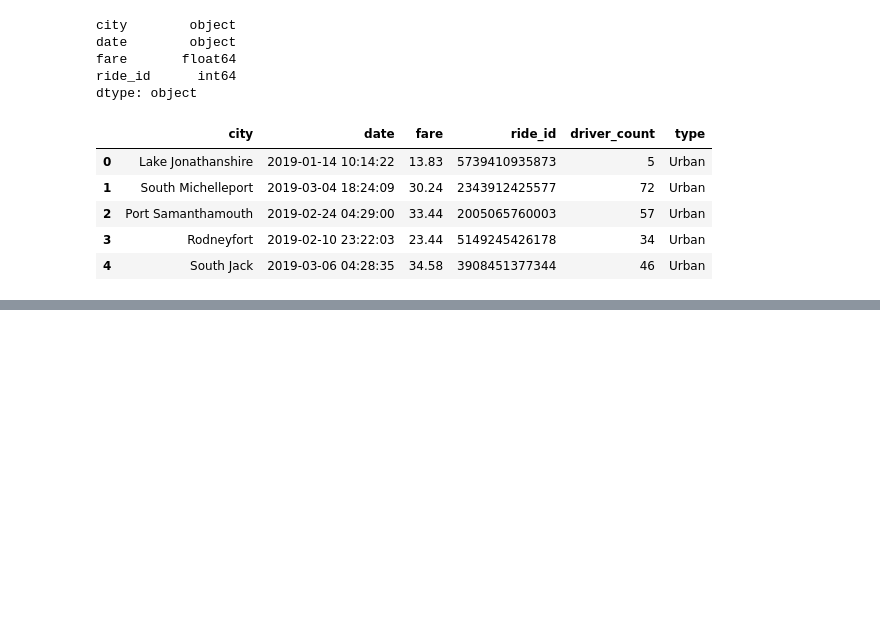
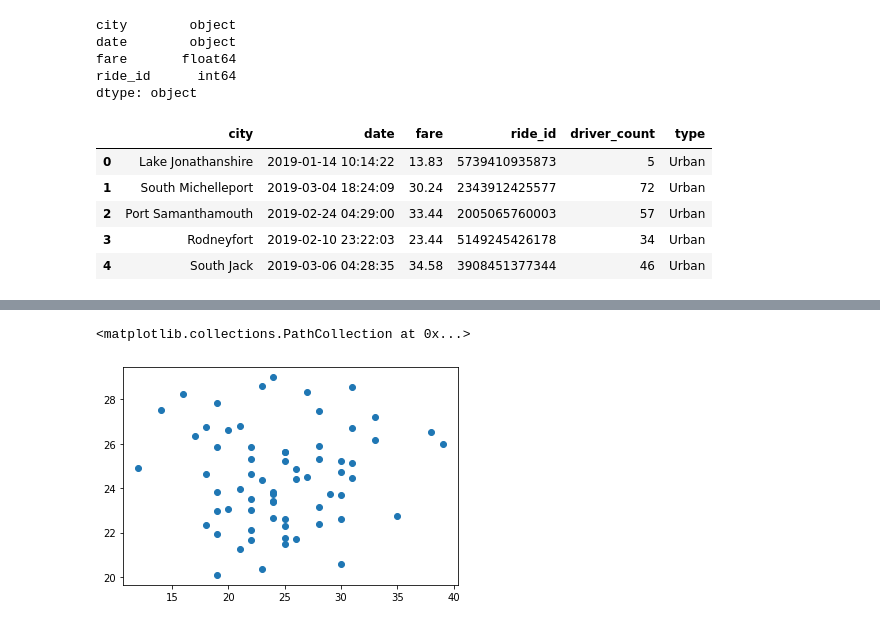
Before and after one commit to TraceyFitz/PyBer_Analysis, a Jupyter notebook: PyBer.ipynb, the cells around one changed output, grey strips where cells are left out. Cells and saved outputs as stored; diff of their text form; code cells hidden in the pictures; blank space fills up the shorter version.

```diff
--- a/PyBer.ipynb
+++ b/PyBer.ipynb
@@ -138,3 +138,7 @@ pyber_data_df.head()
 | 2 | Port Samanthamouth | 2019-02-24 04:29:00 | 33.44 | 2005065760003 | 57 | Urban |
 | 3 | Rodneyfort | 2019-02-10 23:22:03 | 23.44 | 5149245426178 | 34 | Urban |
 | 4 | South Jack | 2019-03-06 04:28:35 | 34.58 | 3908451377344 | 46 | Urban |
+# %%
+# Create the Urban city DataFrame.
+urban_cities_df = pyber_data_df[pyber_data_df["type"] == "Urban"]
+urban_cities_df.head()
@@ -140,0 +167,6 @@ pyber_data_df.head()
+# %%
+#use the groupby() function to create a Series of data that has the name of the city as the index
+#apply the count() method to the Series for each city, and select the ride_id column.
+#Get the number of rides for urban cities.
+urban_ride_count = urban_cities_df.groupby(["city"]).count()["ride_id"]
+urban_ride_count.head()
@@ -140,0 +187,4 @@ pyber_data_df.head()
+# %%
+# Get average fare for each city in the urban cities.
+urban_avg_fare = urban_cities_df.groupby(["city"]).mean()["fare"]
+urban_avg_fare.head()
@@ -140,0 +219,9 @@ pyber_data_df.head()
+# %%
+#To the plt.scatter() function, let's add the x- and y-axis data
+#where the x-axis is the urban_ride_count and the y-axis is the urban_avg_fare.
+
+# Build the scatter plots for urban cities.
+plt.scatter(urban_ride_count, urban_avg_fare)
+# %% [output]
+<matplotlib.collections.PathCollection at 0x...>
+[figure, added]
```
Also changed, not shown: parts of 15 cells of this notebook, 2 other files.
